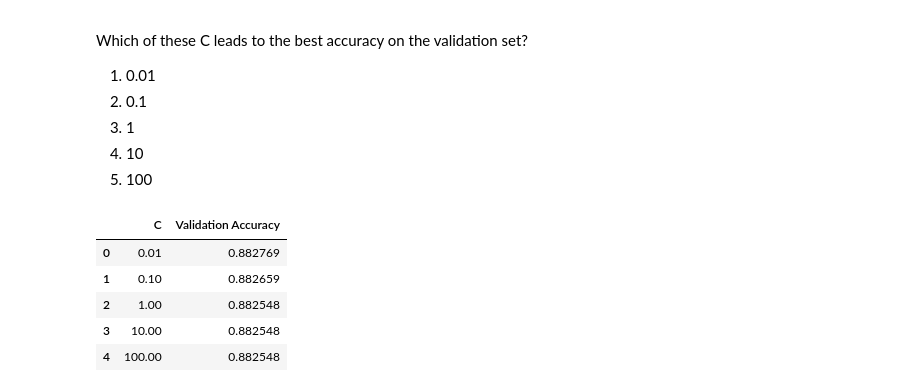
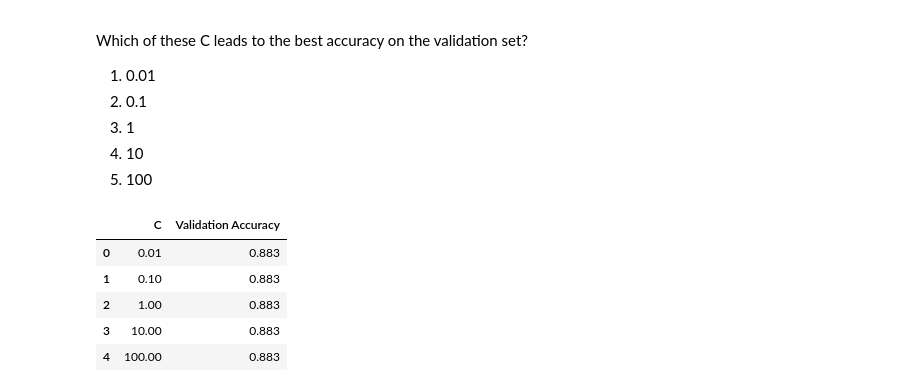
Before and after one commit to pgdemiranda/ml_zoomcamp_2024, a Jupyter notebook: homework_03.ipynb, the cells around one changed output. Saved outputs shown, nothing was run; the diff lists cells and outputs as text; code cells hidden in the pictures.

```diff
--- a/homework_03.ipynb
+++ b/homework_03.ipynb
@@ -534,36 +534,36 @@ len(X_train), len(X_val), len(X_test)
 categorical_features = X.select_dtypes(include=['object']).columns.tolist()
 numerical_features = X.select_dtypes(exclude=['object']).columns.tolist()
 
 preprocessor = ColumnTransformer(
     transformers=[
         ('num', StandardScaler(), numerical_features),
         ('cat', OneHotEncoder(), categorical_features)
     ]
 )
 
 pipeline = Pipeline(steps=[
     ('preprocessor', preprocessor),
     ('classifier', LogisticRegression(solver='liblinear', C=1.0, max_iter=1000, random_state=42))
 ])
 
 for C in Cs:
     pipeline = Pipeline(steps=[
         ('preprocessor', preprocessor),
         ('classifier', LogisticRegression(solver='liblinear', C=C, max_iter=1000, random_state=42))
     ])
 
     pipeline.fit(X_train, y_train)
     validation_accuracy = pipeline.score(X_val, y_val)
     results.append({'C': C, 'Validation Accuracy': validation_accuracy})
 
 results_df = pd.DataFrame(results)
 sorted_results = results_df.sort_values(by='Validation Accuracy', ascending=False)
 
-sorted_results
+sorted_results.round(3)
 # %% [output]
 |  | C | Validation Accuracy |
-| 0 | 0.01 | 0.882769 |
-| 1 | 0.10 | 0.882659 |
-| 2 | 1.00 | 0.882548 |
-| 3 | 10.00 | 0.882548 |
-| 4 | 100.00 | 0.882548 |
+| 0 | 0.01 | 0.883 |
+| 1 | 0.10 | 0.883 |
+| 2 | 1.00 | 0.883 |
+| 3 | 10.00 | 0.883 |
+| 4 | 100.00 | 0.883 |
```
Also changed, not shown: 1 other file.
